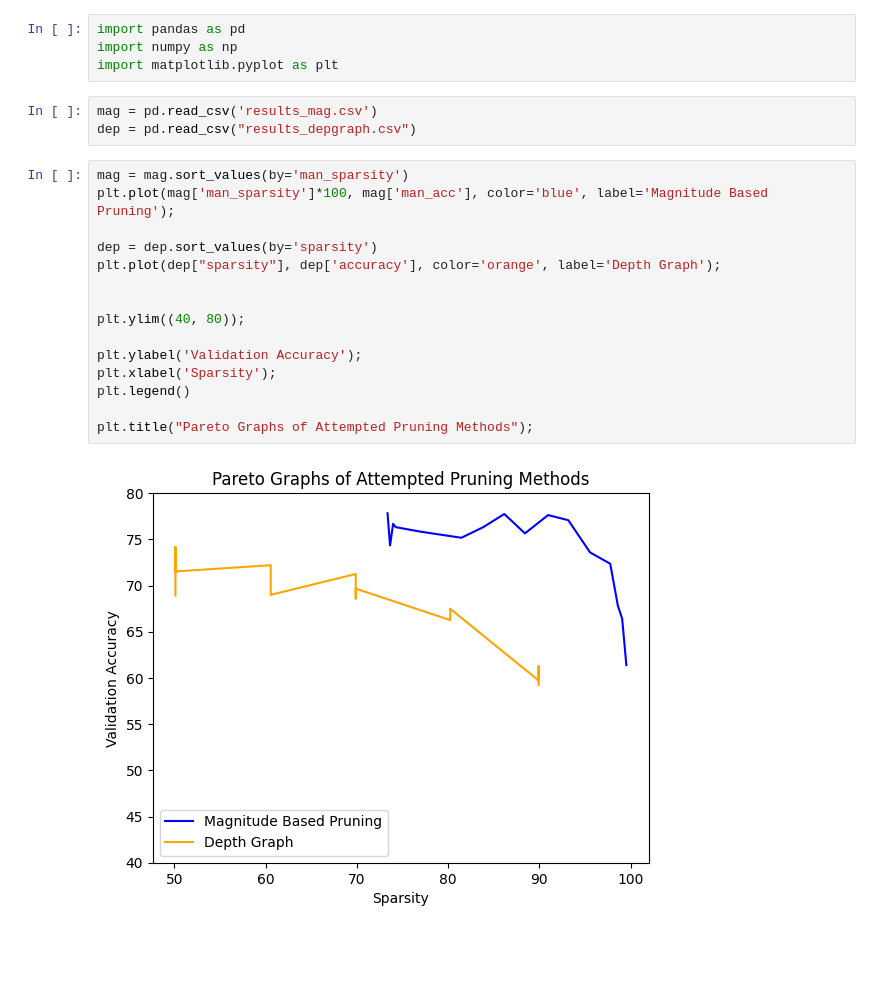
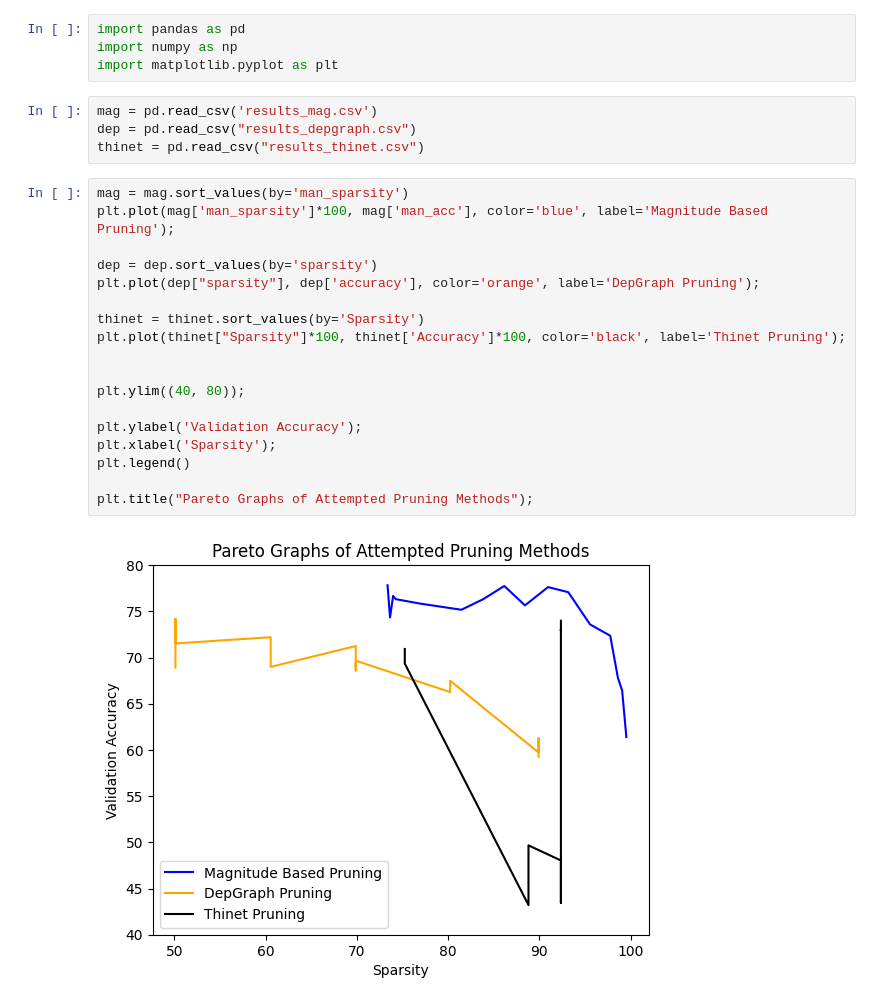
Before and after one commit to tejasguha/CNN-Pruning-Project, a Jupyter notebook: Pareto_Graph_Methods.ipynb, the cells around one changed output. Drawn from its saved outputs; the diff is of its cells as text; blank space fills up the shorter version.

Commit message:
thinet pruning added

```diff
--- a/Pareto_Graph_Methods.ipynb
+++ b/Pareto_Graph_Methods.ipynb
@@ -5,20 +5,24 @@ import matplotlib.pyplot as plt
 # %%
 mag = pd.read_csv('results_mag.csv')
 dep = pd.read_csv("results_depgraph.csv")
+thinet = pd.read_csv("results_thinet.csv")
 # %%
 mag = mag.sort_values(by='man_sparsity')
 plt.plot(mag['man_sparsity']*100, mag['man_acc'], color='blue', label='Magnitude Based Pruning');
 
 dep = dep.sort_values(by='sparsity')
-plt.plot(dep["sparsity"], dep['accuracy'], color='orange', label='Depth Graph');
+plt.plot(dep["sparsity"], dep['accuracy'], color='orange', label='DepGraph Pruning');
+
+thinet = thinet.sort_values(by='Sparsity')
+plt.plot(thinet["Sparsity"]*100, thinet['Accuracy']*100, color='black', label='Thinet Pruning');
 
 
 plt.ylim((40, 80));
 
 plt.ylabel('Validation Accuracy');
 plt.xlabel('Sparsity');
 plt.legend()
 
 plt.title("Pareto Graphs of Attempted Pruning Methods");
 # %% [output]
-[figure, old version]
+[figure, new version]
```
Also changed, not shown: 1 other file.
